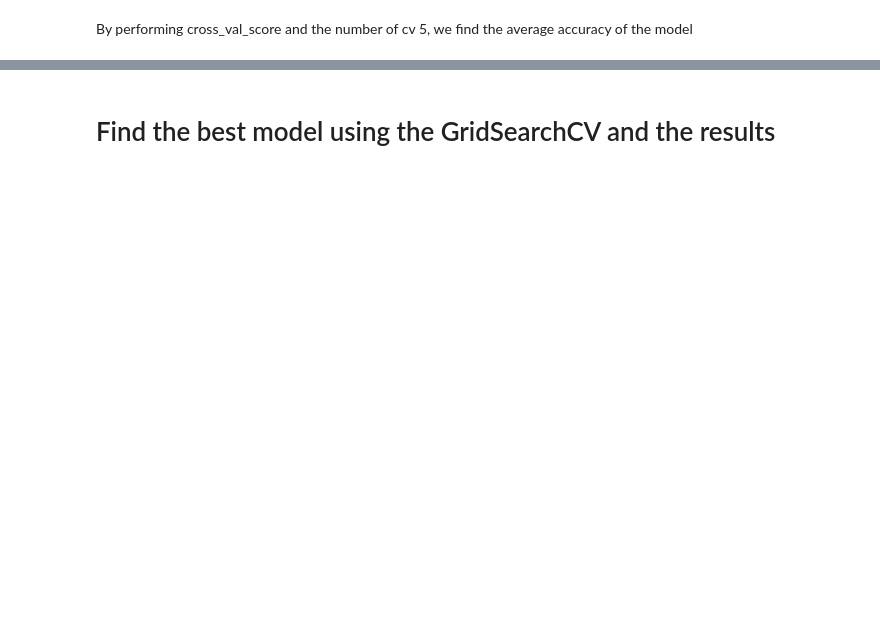
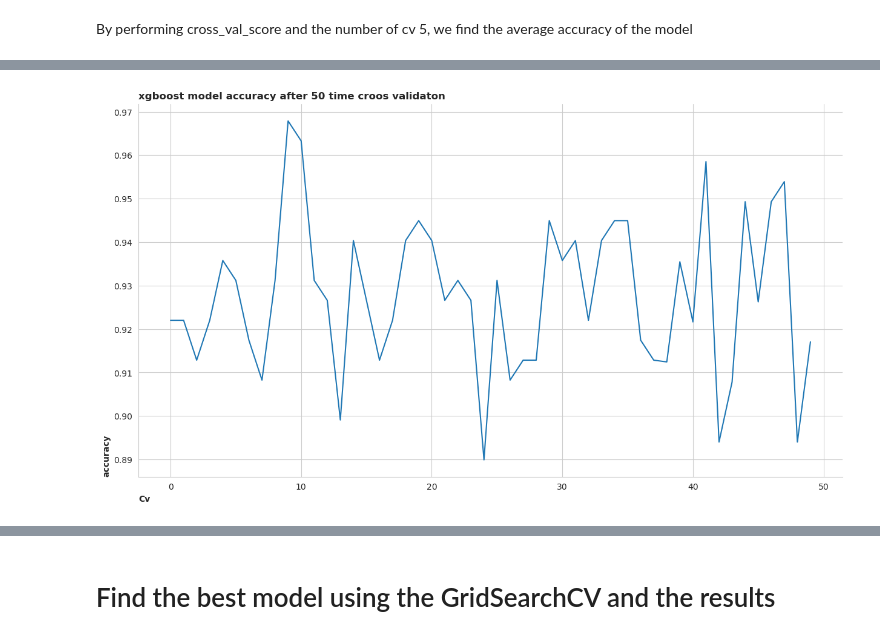
Before and after one commit to soheil-asgari/Dry-Bean-ML, a Jupyter notebook: main.ipynb, the cells around one changed output, grey strips where cells are left out. Cells and saved outputs as stored; diff of their text form; code cells hidden in the pictures; blank space fills up the shorter version.

```diff
--- a/main.ipynb
+++ b/main.ipynb
@@ -537,13 +559,8 @@ XGBClassifier(base_score=None, booster=None, callbacks=None,
 # %% [markdown]
 By performing cross_val_score and the number of cv 5, we find the average accuracy of the model
 # %%
-round(
-    np.mean(
-        cross_val_score(
-            xgboost_ml, train_transform, ytrain_xgb, cv=10, scoring="accuracy"
-        )
-    )
-    * 100,
-    2,
+xgs_scores = cross_val_score(
+    xgboost_ml, train_transform, ytrain_xgb, cv=50, scoring="accuracy"
 )
+xgs_scores
 # %% [output]
@@ -551,3 +577,18 @@ round(
+# %%
+sns.set_style("whitegrid")
+plt.figure(figsize=(15, 8))
+plt.plot(xgs_scores)
+plt.title(
+    "xgboost model accuracy after 50 time croos validaton",
+    loc="left",
+    fontdict={"weight": "bold"},
+)
+plt.ylabel("accuracy", loc="bottom", fontdict={"weight": "bold"})
+plt.xlabel("Cv", loc="left", fontdict={"weight": "bold"})
+plt.gca().spines[["top", "right"]].set_visible(False)
+plt.show()
+# %% [output]
+[figure, added]
 # %%
 xgb_pred = xgboost_ml.predict(test_transform, ytest_xgb.all())
 score = xgboost_ml.score(test_transform, ytest_xgb)
```
Also changed, not shown: parts of 21 cells of this notebook, 1 other file.
